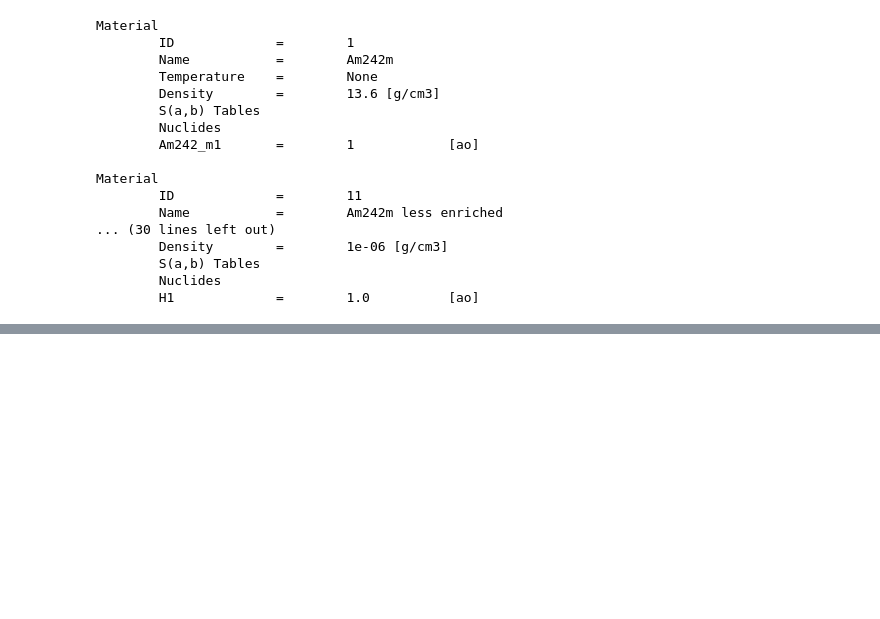
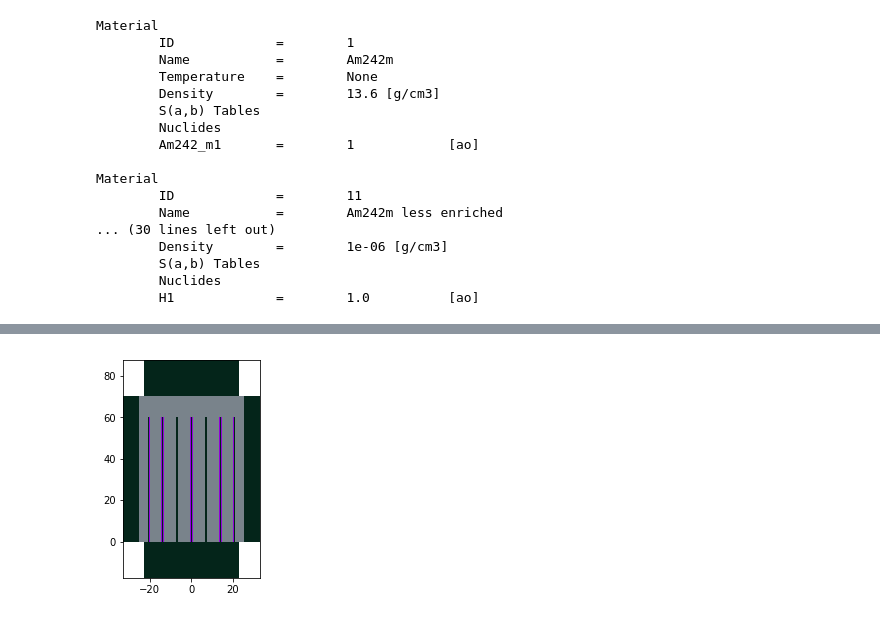
Before and after one commit to JamesEgelhoff/PUFFR, a Jupyter notebook: finite repeating cylinder geometry.ipynb, the cells around one changed output, grey strips where cells are left out. Cells and saved outputs as stored; diff of their text form; code cells hidden in the pictures; blank space fills up the shorter version.

```diff
--- a/finite repeating cylinder geometry.ipynb
+++ b/finite repeating cylinder geometry.ipynb
@@ -179,3 +184,7 @@ uni.plot(width=(5*hex_dis, 5*hex_dis), basis='xy', color_by='material')
+# %%
+uni.plot(width=(2.2*disk_outer, 1.5*(fuel_depth+ref_depth)), origin=(0, .001, (fuel_depth+ref_depth)/2), basis='xz', color_by='material')
+# %% [output]
+[figure, added]
 # %%
 #create root universe
 geom = openmc.Geometry()
```
Also changed, not shown: parts of 12 cells of this notebook, 2 other files.
